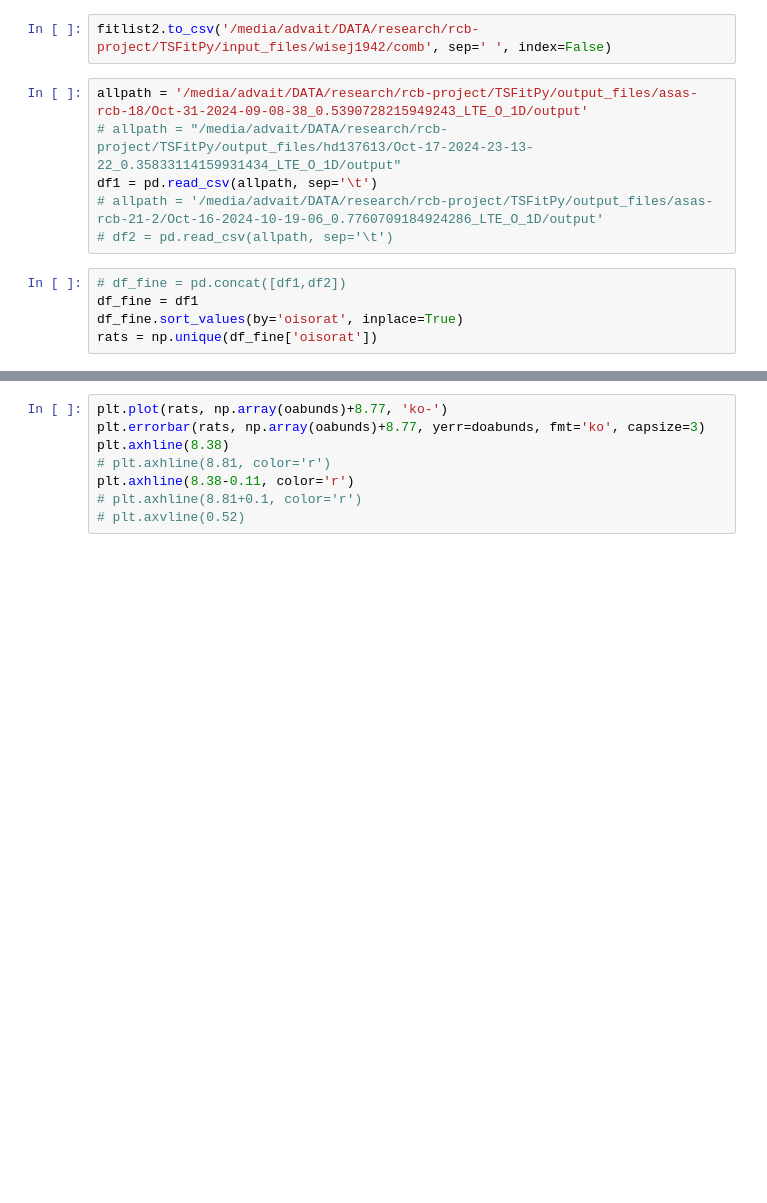
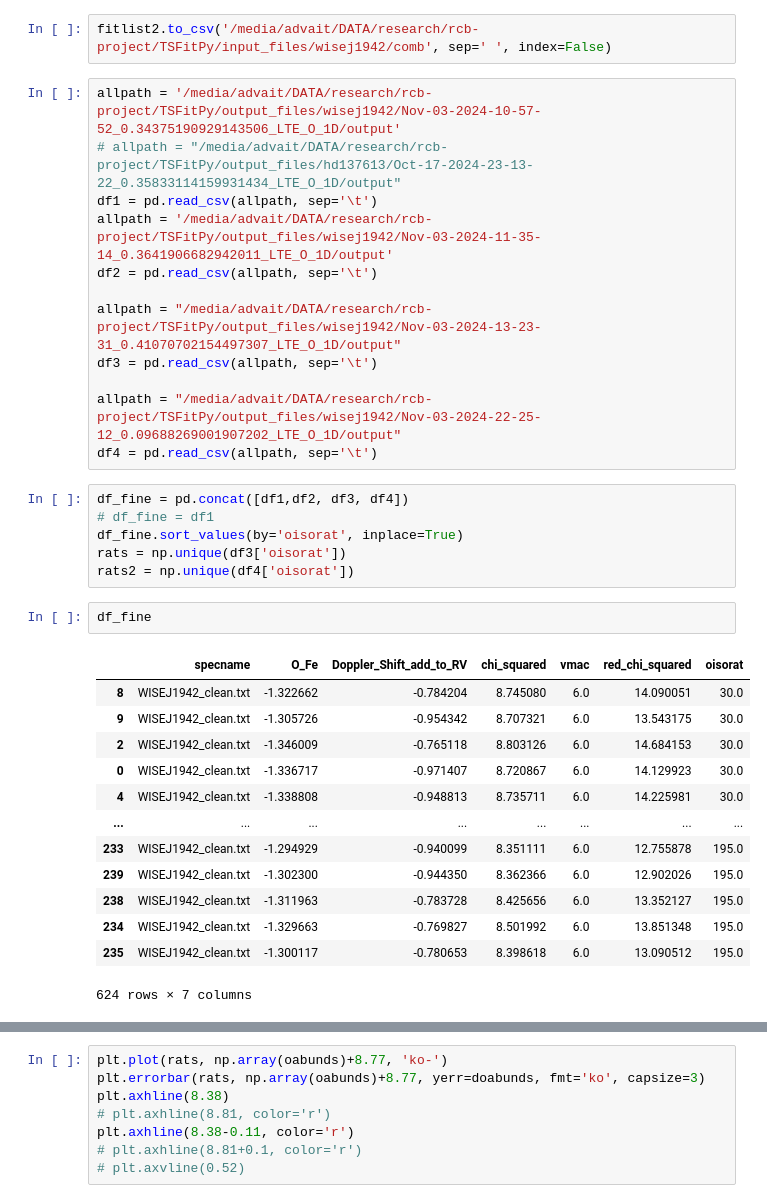
Before and after one commit to advaitmehla/TSFitPy, a Jupyter notebook: plotting_tools/wisej1942.ipynb, the cells around one changed output, grey strips where cells are left out. Cells and saved outputs as stored; diff of their text form; blank space fills up the shorter version.

Commit message:
updated wisej

```diff
--- a/plotting_tools/wisej1942.ipynb
+++ b/plotting_tools/wisej1942.ipynb
@@ -213,14 +220,37 @@ fitlist2['oisorat'] = rats
 # %%
 fitlist2.to_csv('/media/advait/DATA/research/rcb-project/TSFitPy/input_files/wisej1942/comb', sep=' ', index=False)
 # %%
-allpath = '/media/advait/DATA/research/rcb-project/TSFitPy/output_files/asas-rcb-18/Oct-31-2024-09-08-38_0.5390728215949243_LTE_O_1D/output'
+allpath = '/media/advait/DATA/research/rcb-project/TSFitPy/output_files/wisej1942/Nov-03-2024-10-57-52_0.34375190929143506_LTE_O_1D/output'
 # allpath = "/media/advait/DATA/research/rcb-project/TSFitPy/output_files/hd137613/Oct-17-2024-23-13-22_0.35833114159931434_LTE_O_1D/output"
 df1 = pd.read_csv(allpath, sep='\t')
-# allpath = '/media/advait/DATA/research/rcb-project/TSFitPy/output_files/asas-rcb-21-2/Oct-16-2024-10-19-06_0.7760709184924286_LTE_O_1D/output'
-# df2 = pd.read_csv(allpath, sep='\t')
+allpath = '/media/advait/DATA/research/rcb-project/TSFitPy/output_files/wisej1942/Nov-03-2024-11-35-14_0.3641906682942011_LTE_O_1D/output'
+df2 = pd.read_csv(allpath, sep='\t')
+
+allpath = "/media/advait/DATA/research/rcb-project/TSFitPy/output_files/wisej1942/Nov-03-2024-13-23-31_0.41070702154497307_LTE_O_1D/output"
+df3 = pd.read_csv(allpath, sep='\t')
+
+allpath = "/media/advait/DATA/research/rcb-project/TSFitPy/output_files/wisej1942/Nov-03-2024-22-25-12_0.09688269001907202_LTE_O_1D/output"
+df4 = pd.read_csv(allpath, sep='\t')
 # %%
-# df_fine = pd.concat([df1,df2])
-df_fine = df1
+df_fine = pd.concat([df1,df2, df3, df4])
+# df_fine = df1
 df_fine.sort_values(by='oisorat', inplace=True)
-rats = np.unique(df_fine['oisorat'])
+rats = np.unique(df3['oisorat'])
+rats2 = np.unique(df4['oisorat'])
+# %%
+df_fine
+# %% [output]
+|  | specname | O_Fe | Doppler_Shift_add_to_RV | chi_squared | vmac | red_chi_squared | oisorat |
+| 8 | WISEJ1942_clean.txt | -1.322662 | -0.784204 | 8.745080 | 6.0 | 14.090051 | 30.0 |
+| 9 | WISEJ1942_clean.txt | -1.305726 | -0.954342 | 8.707321 | 6.0 | 13.543175 | 30.0 |
+| 2 | WISEJ1942_clean.txt | -1.346009 | -0.765118 | 8.803126 | 6.0 | 14.684153 | 30.0 |
+| 0 | WISEJ1942_clean.txt | -1.336717 | -0.971407 | 8.720867 | 6.0 | 14.129923 | 30.0 |
+| 4 | WISEJ1942_clean.txt | -1.338808 | -0.948813 | 8.735711 | 6.0 | 14.225981 | 30.0 |
+| ... | ... | ... | ... | ... | ... | ... | ... |
+| 233 | WISEJ1942_clean.txt | -1.294929 | -0.940099 | 8.351111 | 6.0 | 12.755878 | 195.0 |
+| 239 | WISEJ1942_clean.txt | -1.302300 | -0.944350 | 8.362366 | 6.0 | 12.902026 | 195.0 |
+| 238 | WISEJ1942_clean.txt | -1.311963 | -0.783728 | 8.425656 | 6.0 | 13.352127 | 195.0 |
+| 234 | WISEJ1942_clean.txt | -1.329663 | -0.769827 | 8.501992 | 6.0 | 13.851348 | 195.0 |
+| 235 | WISEJ1942_clean.txt | -1.300117 | -0.780653 | 8.398618 | 6.0 | 13.090512 | 195.0 |
+624 rows × 7 columns
 # %%
```
Also changed, not shown: parts of 7 cells of this notebook, 5 other files.
